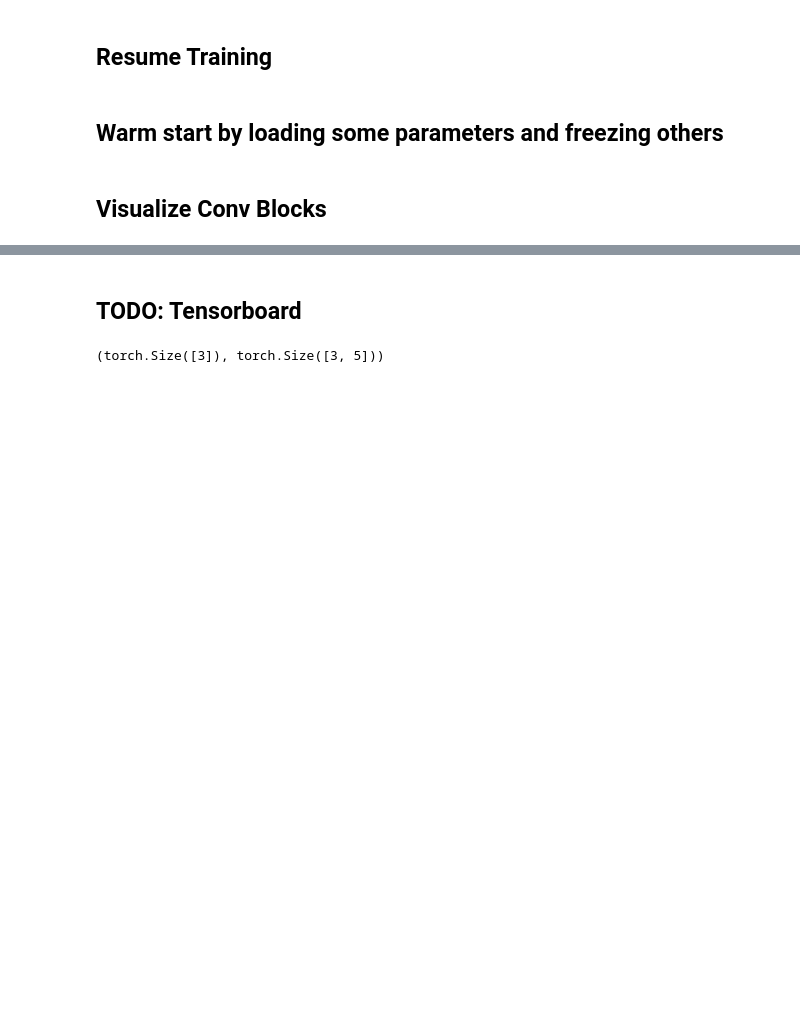
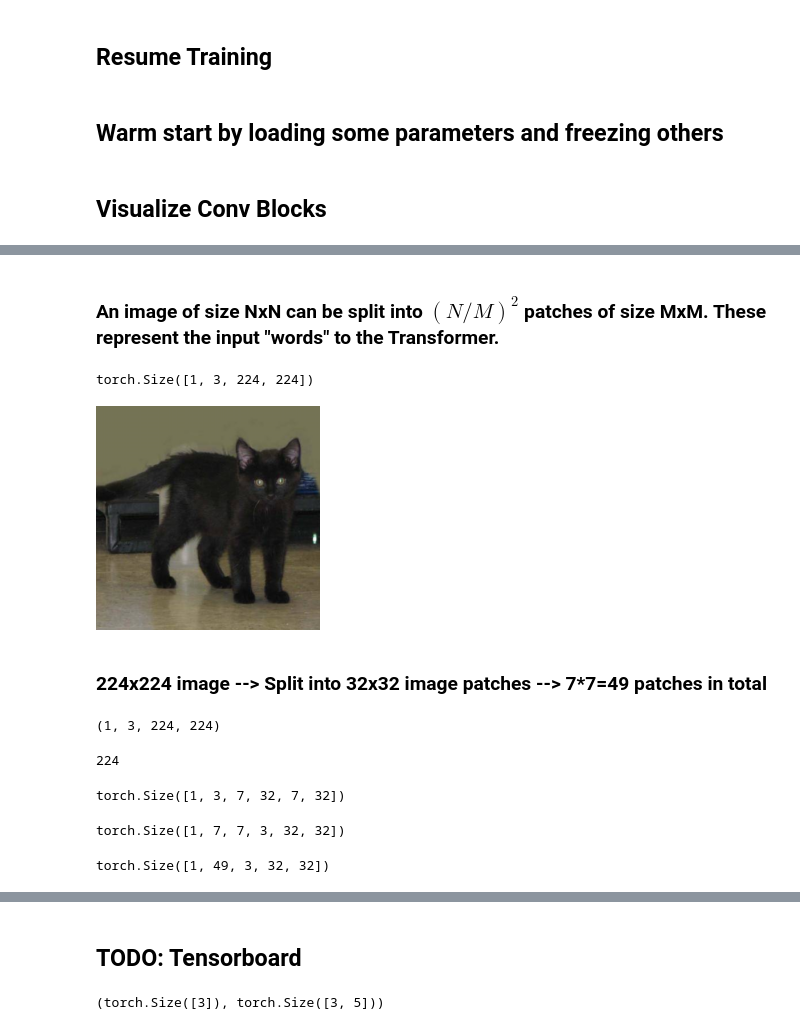
Before and after one commit to sifubro/pytorch-base, a Jupyter notebook: dataloader_training_classification.ipynb, the cells around one changed output, grey strips where cells are left out. Cells and saved outputs as stored; diff of their text form; code cells hidden in the pictures; blank space fills up the shorter version.

```diff
--- a/dataloader_training_classification.ipynb
+++ b/dataloader_training_classification.ipynb
@@ -1262,0 +1272,2 @@ ort_outs
+# %% [markdown]
+### An image of size NxN can be split into $(N/M)^2$ patches of size MxM. These represent the input "words" to the Transformer.
@@ -1262,0 +1290,45 @@ ort_outs
+# %%
+img_path = test_df.filename[0]
+x = torch.unsqueeze(read_image(img_path), dim=0).to(torch.float).to(device)
+# x.shape = torch.Size([1, 3, 448, 500])
+
+x = Normalize()(x)
+x = transforms.Resize(256)(x)
+x = transforms.CenterCrop(224)(x)  #torch.Size([1, 3, 224, 224])
+x.shape
+# %% [output]
+torch.Size([1, 3, 224, 224])
+# %%
+numpy_image = np.transpose(x[0].cpu().numpy(), (1,2,0) )
+numpy_image = 255*(numpy_image + 1)/2
+PIL_image = Image.fromarray(numpy_image.astype('uint8'), 'RGB')
+PIL_image
+# %% [output]
+[figure, added]
+# %% [markdown]
+### 224x224 image --> Split into 32x32 image patches --> 7*7=49 patches in total
+# %%
+patch_size = 32
+B, C, H, W = x.shape
+B, C, H, W
+# %% [output]
+(1, 3, 224, 224)
+# %%
+7*32
+# %% [output]
+224
+# %%
+x = x.reshape(B, C, H // patch_size, patch_size, W // patch_size, patch_size)
+x.shape
+# %% [output]
+torch.Size([1, 3, 7, 32, 7, 32])
+# %%
+x = x.permute(0, 2, 4, 1, 3, 5)  # [B, H', W', C, p_H, p_W]
+x.shape
+# %% [output]
+torch.Size([1, 7, 7, 3, 32, 32])
+# %%
+x = x.flatten(1, 2)
+x.shape
+# %% [output]
+torch.Size([1, 49, 3, 32, 32])
```
Also changed, not shown: parts of 38 cells of this notebook.
